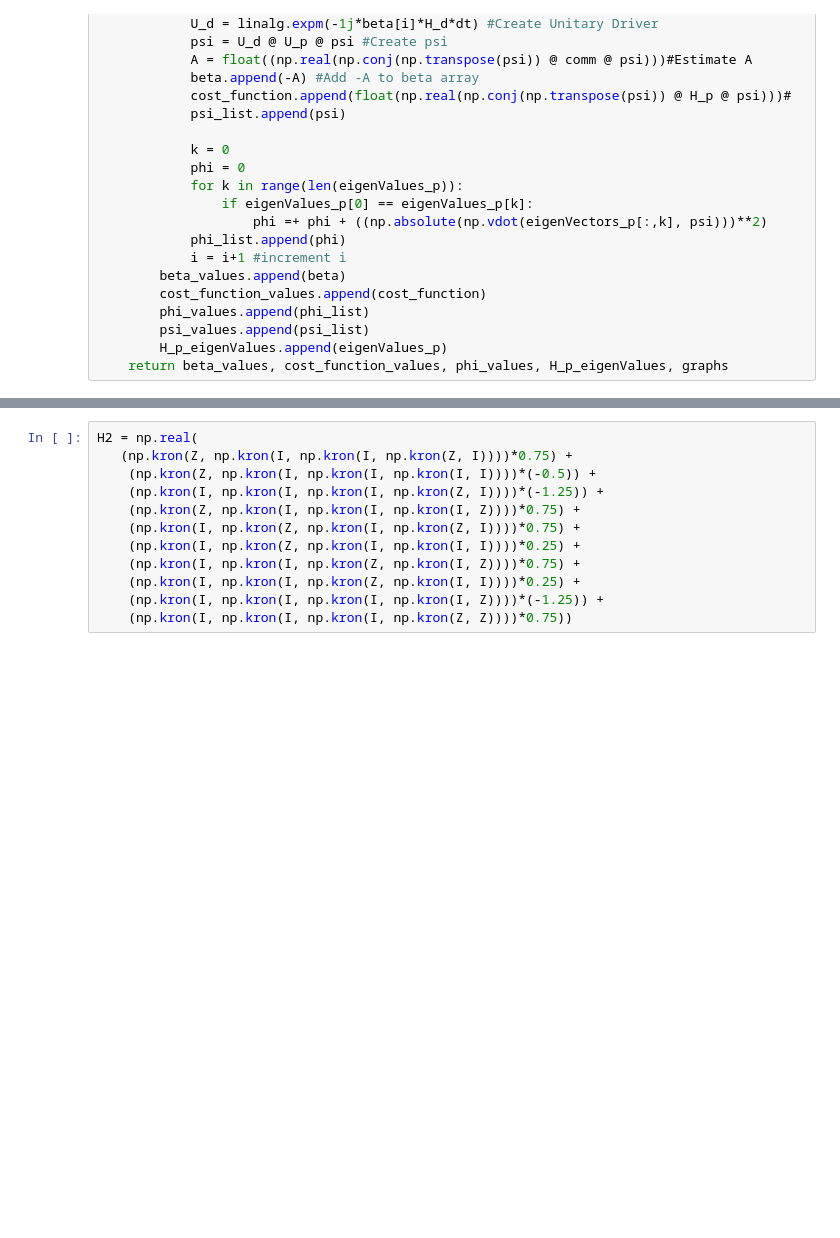
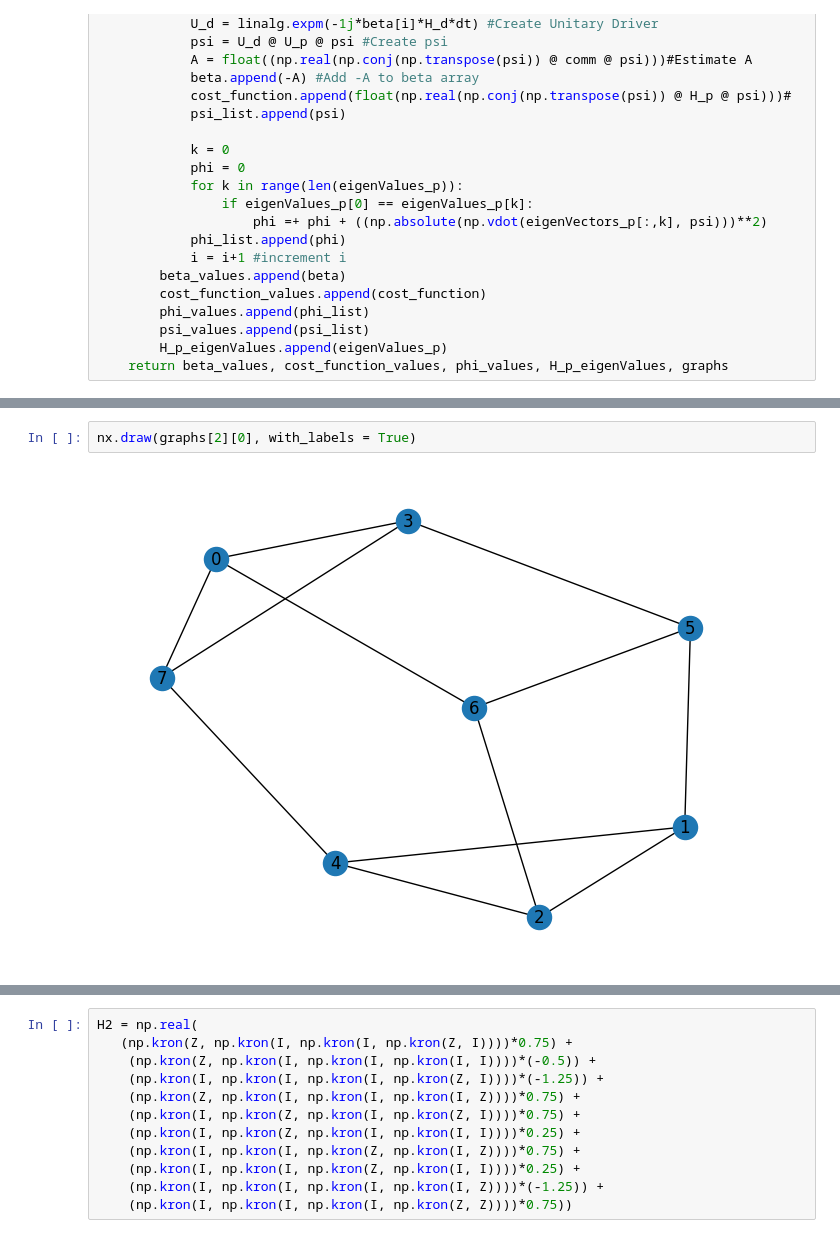
Before and after one commit to JoshuaFoate/FALQON, a Jupyter notebook: FALQONTesting.ipynb, the cells around one changed output, grey strips where cells are left out. Drawn from its saved outputs; the diff is of its cells as text; blank space fills up the shorter version.

```diff
--- a/FALQONTesting.ipynb
+++ b/FALQONTesting.ipynb
@@ -186,0 +187,4 @@ beta, cost_function, phi_list, eigenValues_p, num_graphs = exeFALQON(graphs, qub
+# %%
+nx.draw(graphs[2][0], with_labels = True)
+# %% [output]
+[figure, added]
```
Also changed, not shown: parts of 13 cells of this notebook.
